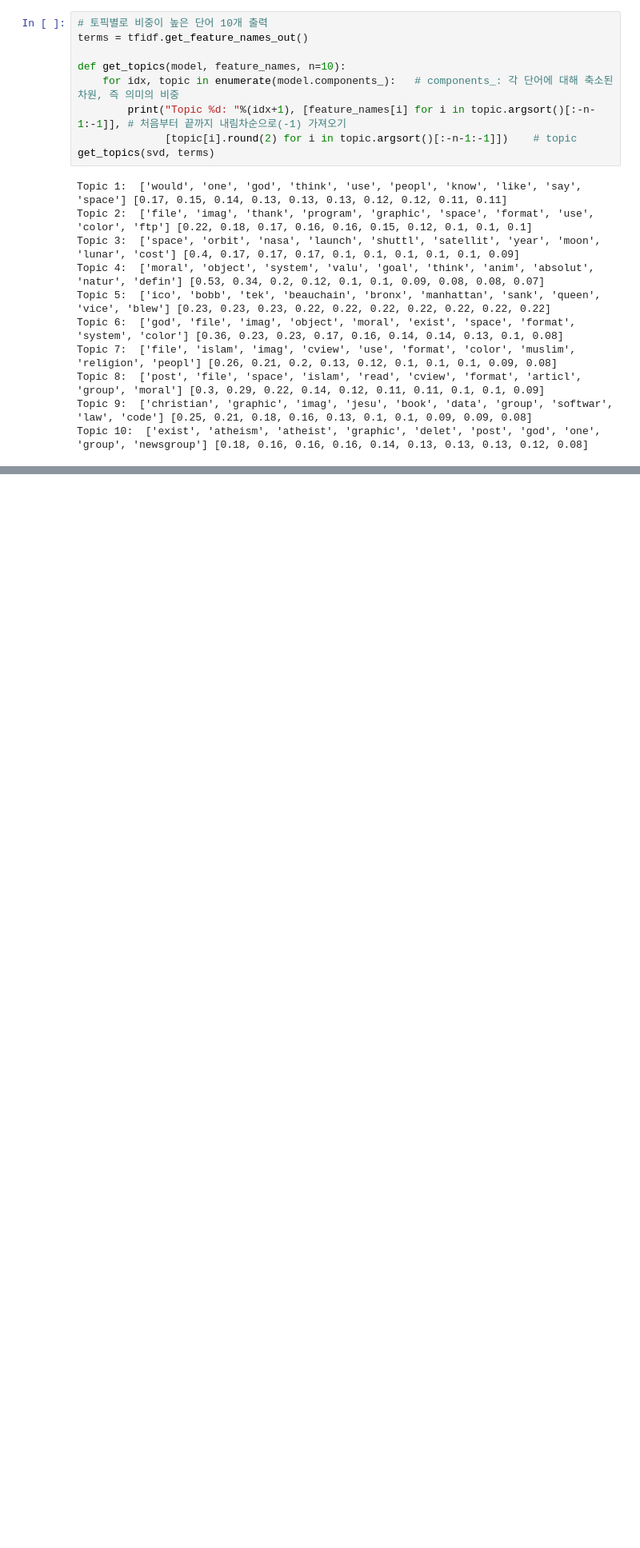
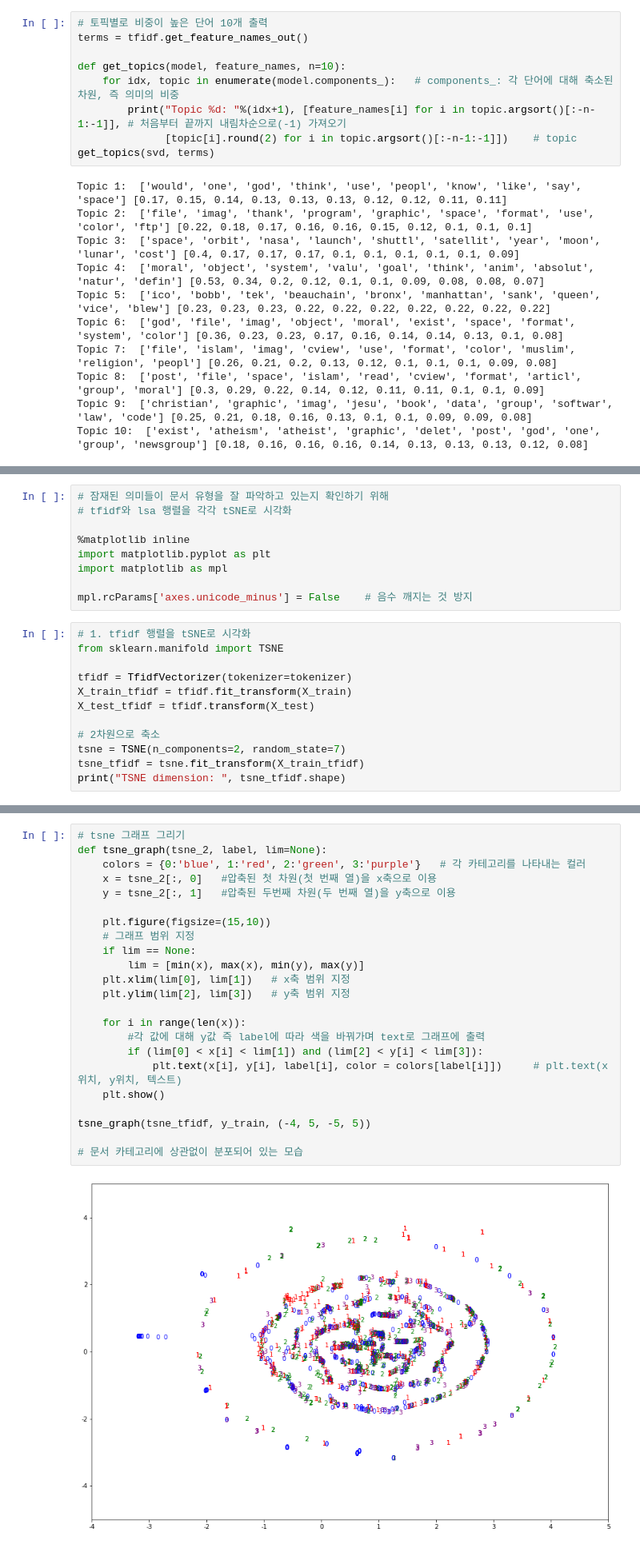
Before and after one commit to devamateur/text-mining-practice, a Jupyter notebook: ch6_차원축소_연습/lsa.ipynb, the cells around one changed output, grey strips where cells are left out. Shown: that part at 80% size. Drawn from its saved outputs; the diff is of its cells as text; blank space fills up the shorter version.

```diff
--- a/ch6_차원축소_연습/lsa.ipynb
+++ b/ch6_차원축소_연습/lsa.ipynb
@@ -218,0 +225,21 @@ Topic 10:  ['exist', 'atheism', 'atheist', 'graphic', 'delet', 'post', 'god', 'o
+# %%
+# 잠재된 의미들이 문서 유형을 잘 파악하고 있는지 확인하기 위해
+# tfidf와 lsa 행렬을 각각 tSNE로 시각화
+
+%matplotlib inline
+import matplotlib.pyplot as plt
+import matplotlib as mpl
+
+mpl.rcParams['axes.unicode_minus'] = False    # 음수 깨지는 것 방지
+# %%
+# 1. tfidf 행렬을 tSNE로 시각화
+from sklearn.manifold import TSNE
+
+tfidf = TfidfVectorizer(tokenizer=tokenizer)
+X_train_tfidf = tfidf.fit_transform(X_train)
+X_test_tfidf = tfidf.transform(X_test)
+
+# 2차원으로 축소
+tsne = TSNE(n_components=2, random_state=7)
+tsne_tfidf = tsne.fit_transform(X_train_tfidf)
+print("TSNE dimension: ", tsne_tfidf.shape)
@@ -218,0 +248,25 @@ Topic 10:  ['exist', 'atheism', 'atheist', 'graphic', 'delet', 'post', 'god', 'o
+# %%
+# tsne 그래프 그리기
+def tsne_graph(tsne_2, label, lim=None):
+    colors = {0:'blue', 1:'red', 2:'green', 3:'purple'}   # 각 카테고리를 나타내는 컬러
+    x = tsne_2[:, 0]   #압축된 첫 차원(첫 번째 열)을 x축으로 이용
+    y = tsne_2[:, 1]   #압축된 두번째 차원(두 번째 열)을 y축으로 이용
+
+    plt.figure(figsize=(15,10))
+    # 그래프 범위 지정
+    if lim == None:
+        lim = [min(x), max(x), min(y), max(y)]
+    plt.xlim(lim[0], lim[1])   # x축 범위 지정
+    plt.ylim(lim[2], lim[3])   # y축 범위 지정
+
+    for i in range(len(x)):
+        #각 값에 대해 y값 즉 label에 따라 색을 바꿔가며 text로 그래프에 출력
+        if (lim[0] < x[i] < lim[1]) and (lim[2] < y[i] < lim[3]):
+            plt.text(x[i], y[i], label[i], color = colors[label[i]])     # plt.text(x위치, y위치, 텍스트)
+    plt.show()
+
+tsne_graph(tsne_tfidf, y_train, (-4, 5, -5, 5))
+
+# 문서 카테고리에 상관없이 분포되어 있는 모습
+# %% [output]
+[figure, added]
```
Also changed, not shown: parts of 3 cells of this notebook.
